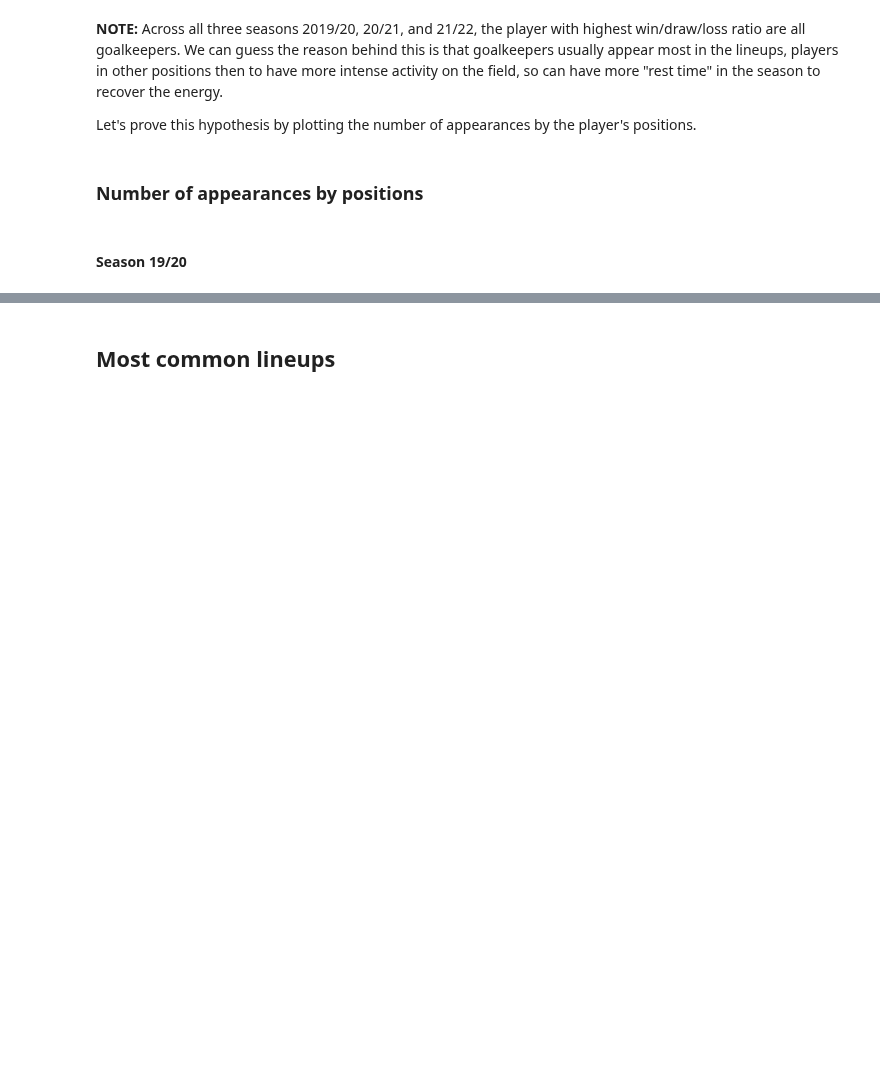
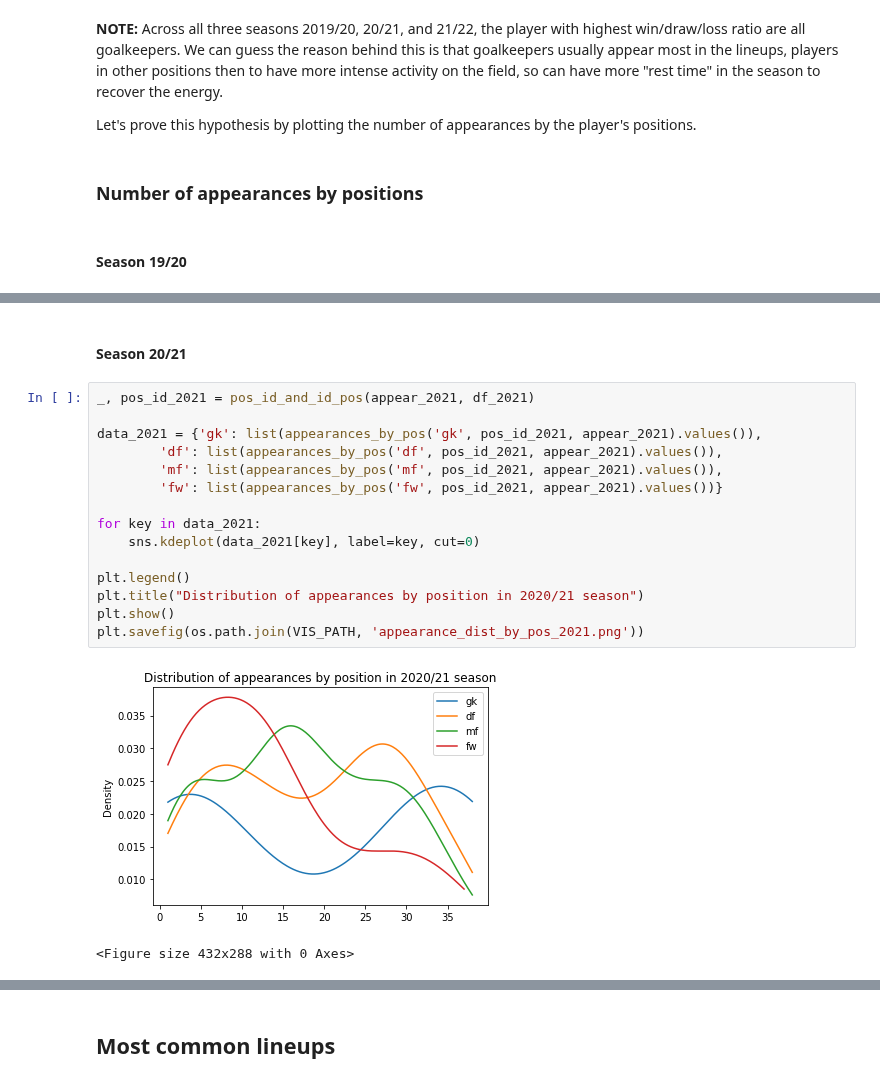
Before and after one commit to minhngt62/ds-epl-matches, a Jupyter notebook: notebooks/03.4_eda_on_integrated_data.ipynb, the cells around one changed output, grey strips where cells are left out. Cells and saved outputs as stored; diff of their text form; blank space fills up the shorter version.

```diff
--- a/notebooks/03.4_eda_on_integrated_data.ipynb
+++ b/notebooks/03.4_eda_on_integrated_data.ipynb
@@ -608,0 +574,20 @@ plt.show()
+# %% [markdown]
+#### Season 20/21
+# %%
+_, pos_id_2021 = pos_id_and_id_pos(appear_2021, df_2021)
+
+data_2021 = {'gk': list(appearances_by_pos('gk', pos_id_2021, appear_2021).values()),
+        'df': list(appearances_by_pos('df', pos_id_2021, appear_2021).values()),
+        'mf': list(appearances_by_pos('mf', pos_id_2021, appear_2021).values()),
+        'fw': list(appearances_by_pos('fw', pos_id_2021, appear_2021).values())}
+
+for key in data_2021:
+    sns.kdeplot(data_2021[key], label=key, cut=0)
+
+plt.legend()
+plt.title("Distribution of appearances by position in 2020/21 season")
+plt.show()
+plt.savefig(os.path.join(VIS_PATH, 'appearance_dist_by_pos_2021.png'))
+# %% [output]
+[figure, added]
+<Figure size 432x288 with 0 Axes>
```
Also changed, not shown: parts of 21 cells of this notebook.
